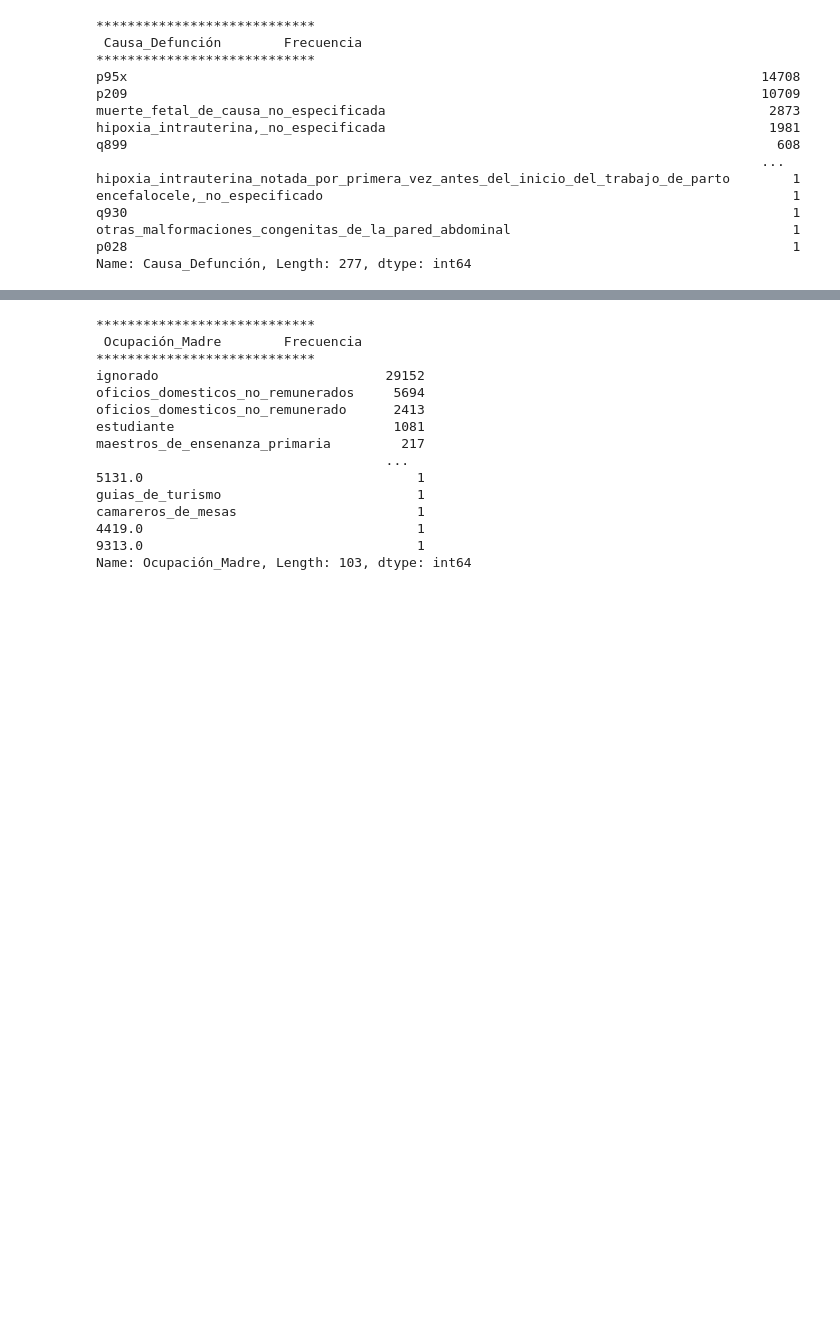
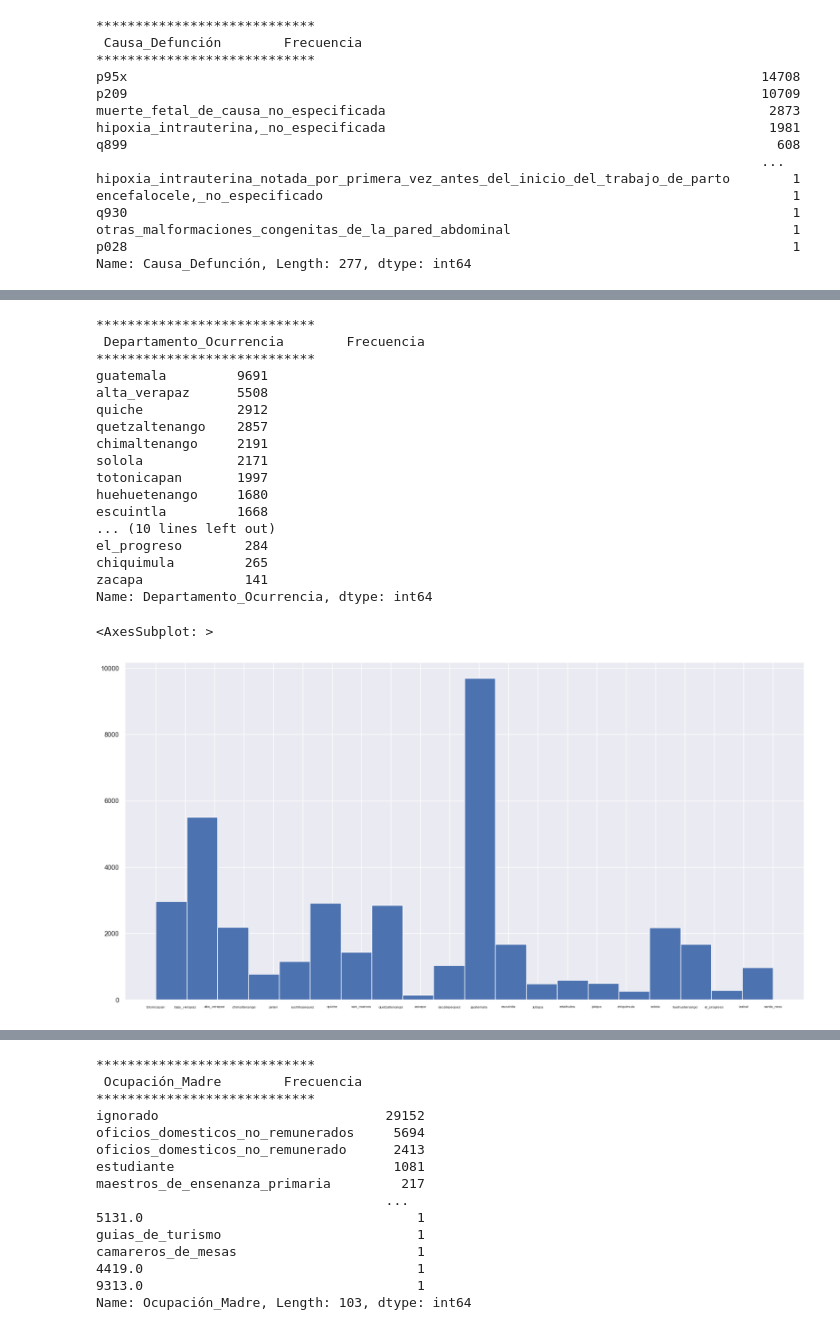
Before and after one commit to stefanoaragoni/mineria_proyecto, a Jupyter notebook: Analisis_exploratorio.ipynb, the cells around one changed output, grey strips where cells are left out. Cells and saved outputs as stored; diff of their text form; code cells hidden in the pictures; blank space fills up the shorter version.

```diff
--- a/Analisis_exploratorio.ipynb
+++ b/Analisis_exploratorio.ipynb
@@ -300 +317,27 @@ Name: Clase_Parto, dtype: int64
+# %%
+col = "Departamento_Ocurrencia"
+print("\n****************************\n",col,"\tFrecuencia","\n****************************")
+print(defunciones[col].value_counts())
+
+defunciones[col].hist(bins=20, figsize=(20,10), xlabelsize=6)
+# %% [output]
+****************************
+ Departamento_Ocurrencia        Frecuencia
+****************************
+guatemala         9691
+alta_verapaz      5508
+quiche            2912
+quetzaltenango    2857
+chimaltenango     2191
+solola            2171
+totonicapan       1997
+huehuetenango     1680
+escuintla         1668
+... (10 lines left out)
+el_progreso        284
+chiquimula         265
+zacapa             141
+Name: Departamento_Ocurrencia, dtype: int64
+<AxesSubplot: >
+[figure, added]
 # %%
```
Also changed, not shown: parts of 14 cells of this notebook.
